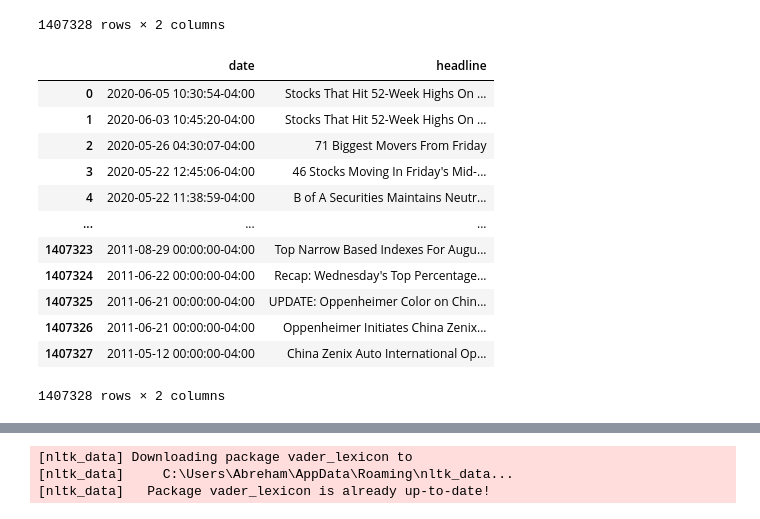
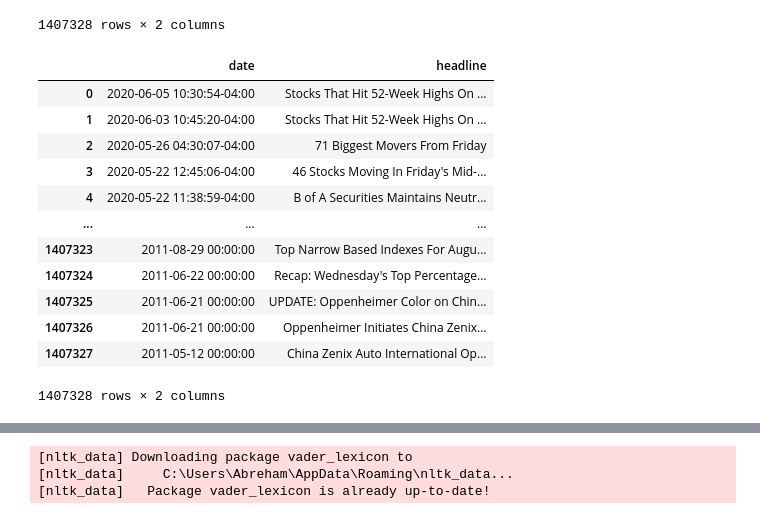
Before and after one commit to abrehamashebir/AIM-Week_1, a Jupyter notebook: notebooks/sentiment.ipynb, the cells around one changed output, grey strips where cells are left out. Cells and saved outputs as stored; diff of their text form; code cells hidden in the pictures.

```diff
--- a/notebooks/sentiment.ipynb
+++ b/notebooks/sentiment.ipynb
@@ -10,3 +12,3 @@ from nltk.sentiment.vader import SentimentIntensityAnalyzer
 # %%
-stocks = pd.read_csv('../../datasets/raw_analyst_ratings.csv')
+stock = pd.read_csv('../../datasets/raw_analyst_ratings.csv')
 # %%
@@ -72,5 +74,5 @@ DXJS       1
 DXJR       1
 Name: count, Length: 6204, dtype: int64
 # %%
-stocks['hedline_length']= stocks['headline'].apply(lambda x: len(x))
+stock['hedline_length']= stock['headline'].apply(lambda x: len(x))
 # %%
@@ -90,19 +92,19 @@ stocks[['headline','hedline_length']]
 | 1407327 | China Zenix Auto International Op... | 81 |
 1407328 rows × 2 columns
 # %%
-stocks[['date', 'headline']]
+stock[['date', 'headline']]
 # %% [output]
 |  | date | headline |
 | 0 | 2020-06-05 10:30:54-04:00 | Stocks That Hit 52-Week Highs On ... |
 | 1 | 2020-06-03 10:45:20-04:00 | Stocks That Hit 52-Week Highs On ... |
 | 2 | 2020-05-26 04:30:07-04:00 | 71 Biggest Movers From Friday |
 | 3 | 2020-05-22 12:45:06-04:00 | 46 Stocks Moving In Friday's Mid-... |
 | 4 | 2020-05-22 11:38:59-04:00 | B of A Securities Maintains Neutr... |
 | ... | ... | ... |
-| 1407323 | 2011-08-29 00:00:00-04:00 | Top Narrow Based Indexes For Augu... |
-| 1407324 | 2011-06-22 00:00:00-04:00 | Recap: Wednesday's Top Percentage... |
-| 1407325 | 2011-06-21 00:00:00-04:00 | UPDATE: Oppenheimer Color on Chin... |
-| 1407326 | 2011-06-21 00:00:00-04:00 | Oppenheimer Initiates China Zenix... |
-| 1407327 | 2011-05-12 00:00:00-04:00 | China Zenix Auto International Op... |
+| 1407323 | 2011-08-29 00:00:00 | Top Narrow Based Indexes For Augu... |
+| 1407324 | 2011-06-22 00:00:00 | Recap: Wednesday's Top Percentage... |
+| 1407325 | 2011-06-21 00:00:00 | UPDATE: Oppenheimer Color on Chin... |
+| 1407326 | 2011-06-21 00:00:00 | Oppenheimer Initiates China Zenix... |
+| 1407327 | 2011-05-12 00:00:00 | China Zenix Auto International Op... |
 1407328 rows × 2 columns
 # %%
```
Also changed, not shown: parts of 60 cells of this notebook.
